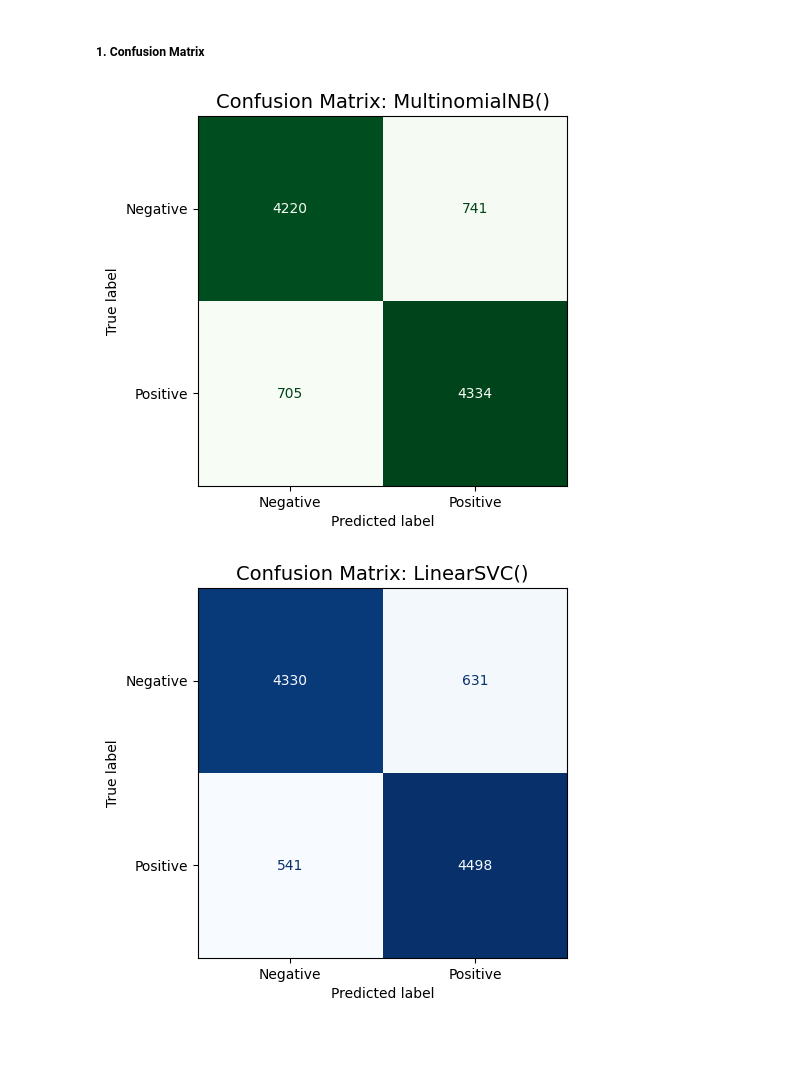
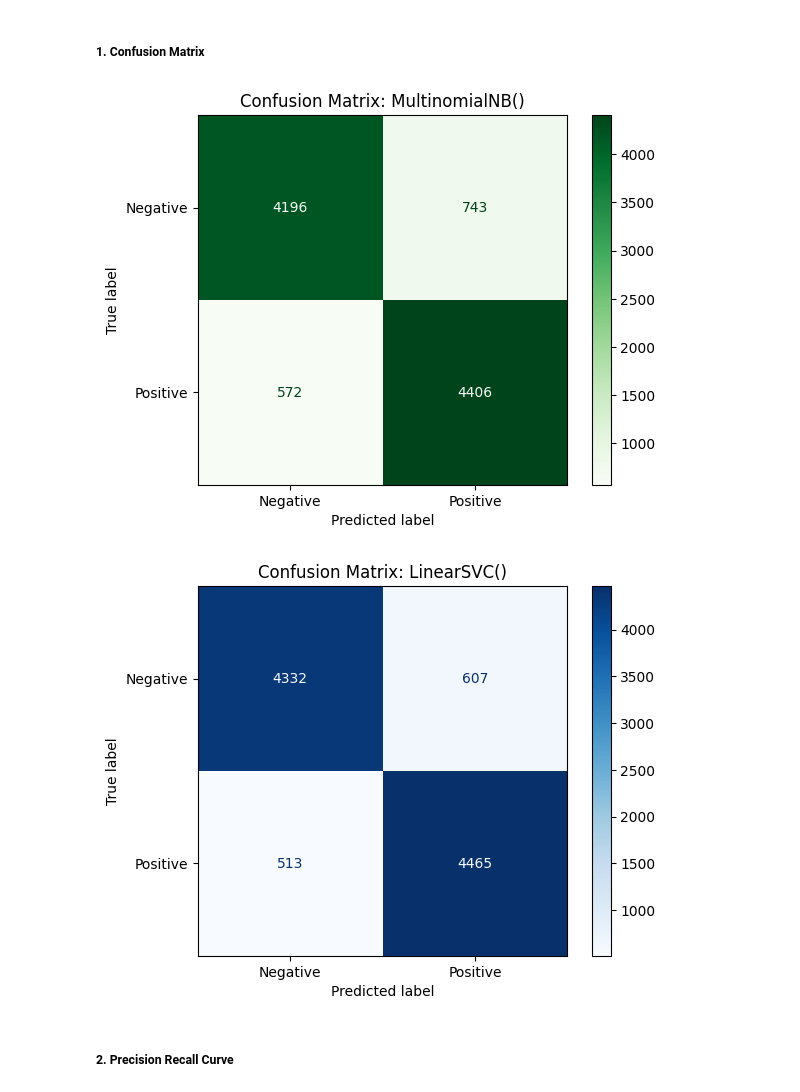
Before and after one commit to sugam-sm/Natural-Language-Processing-Algorithms, a Jupyter notebook: code.ipynb, the cells around one changed output. Saved outputs shown, nothing was run; the diff lists cells and outputs as text; code cells hidden in the pictures; blank space fills up the shorter version.

```diff
--- a/code.ipynb
+++ b/code.ipynb
@@ -50,0 +60,3 @@ dtype: int64
+# %%
+# dropping the duplicate values with permanent replacement which is done by the parameter inplace=True.
+df.drop_duplicates(inplace=True)
@@ -130,7 +164,7 @@ from nltk.stem import WordNetLemmatizer
 # Creating a set of common english stopwords and assigning to variable 'stopWords'.
 stopWords = set(stopwords.words('english'))
 
-# 2. Define a set of negation words that are important for sentiment analysis which flips the sentiment of a sentence.
+# Defining a set of negation words that are important for sentiment analysis which flips the sentiment of a sentence.
 negations = {"not", "no", "never", "none", "don't", "can't", "couldn't", "shouldn't", "won't", "wouldn't", "isn't", "aren't", "wasn't", "weren't", "hasn't", "haven't", "hadn't"}
 
 # Removing negation words from the stopWords set to retain them in the reviews.
@@ -142,12 +176,16 @@ lemmatizer = WordNetLemmatizer()
 # creating a list for storing processed reviews.
 processed_reviews = []
 
+# defining the patterns for removal of unwanted content in the dataset.
+html_pattern = re.compile(r'<.*?>')
+punctuations = re.compile(r'[^a-zA-Z]')
+
 # function for pre-processing each review in the dataset.
 def process_review(review):
 
     # removing html tags and special characters including punctuations from the review.
-    removedHtmlTags = re.sub(r'<.*?>', '', review)
-    removedPuntuations = re.sub(r'[^a-zA-Z]', ' ', removedHtmlTags)
+    removedHtmlTags = html_pattern.sub('', review)
+    removedPuntuations = punctuations.sub(' ', removedHtmlTags)
 
     # lowercasing each word in the review.
     lowerCasedreview = removedPuntuations.lower()
@@ -163,7 +201,7 @@ def process_review(review):
 
     return processed_review
 
-# creating a new column 'processed_reviews' in the dataframe to stored processed reviews.
+# creating a new column 'processed_reviews' in the dataframe to store processed reviews.
 df['processed_review'] = df['review'].apply(process_review)
 
 # mapping sentiment labels to numeric values. 0 for negtive and 1 for positive labels.
@@ -236,7 +274,7 @@ from sklearn.feature_extraction.text import TfidfVectorizer
 X_train, X_test, y_train, y_test = train_test_split(x, y, test_size=0.2, random_state=42)
 
 # transforming the train and test data using TfidfVectorizer into vectors.
-vectorizer = TfidfVectorizer(max_features=5000)
+vectorizer = TfidfVectorizer(max_features=10000, ngram_range=(1, 2))
 X_train_vectors = vectorizer.fit_transform(X_train)
 X_test_vectors = vectorizer.transform(X_test)
 # %% [markdown]
@@ -307,15 +388,17 @@ weighted avg       0.88      0.88      0.88     10000
 # %%
 # function for displaying confusion matrix for a give model.
 def display_confusion_matrix(model, color_map):
-    cmd = ConfusionMatrixDisplay.from_estimator(model, X_test_vectors, y_test, display_labels=['Negative', 'Positive'], cmap=color_map, colorbar=False)
+    ConfusionMatrixDisplay.from_estimator(model, X_test_vectors, y_test, display_labels=['Negative', 'Positive'], cmap=color_map)
 
-    plt.title(f'Confusion Matrix: {model}', fontsize=14)
+    plt.title(f'Confusion Matrix: {model}')
     plt.show()
 
 # displaying confusion matrix for Multinomial Naive Bayes.
 display_confusion_matrix(NBModel, plt.cm.Greens)
 # displaing confusion matrix for Linear SVC.
 display_confusion_matrix(SVMModel, plt.cm.Blues)
 # %% [output]
-[figure, old version]
+[figure, new version]
-[figure, old version]
+[figure, new version]
+# %% [markdown]
+##### 2. Precision Recall Curve
```
Also changed, not shown: parts of 31 cells of this notebook.
